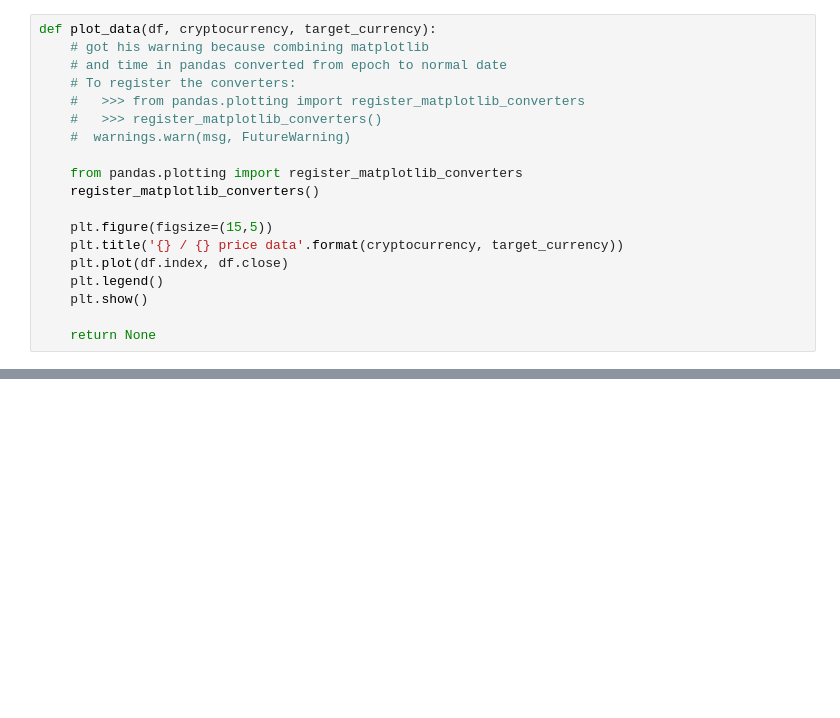
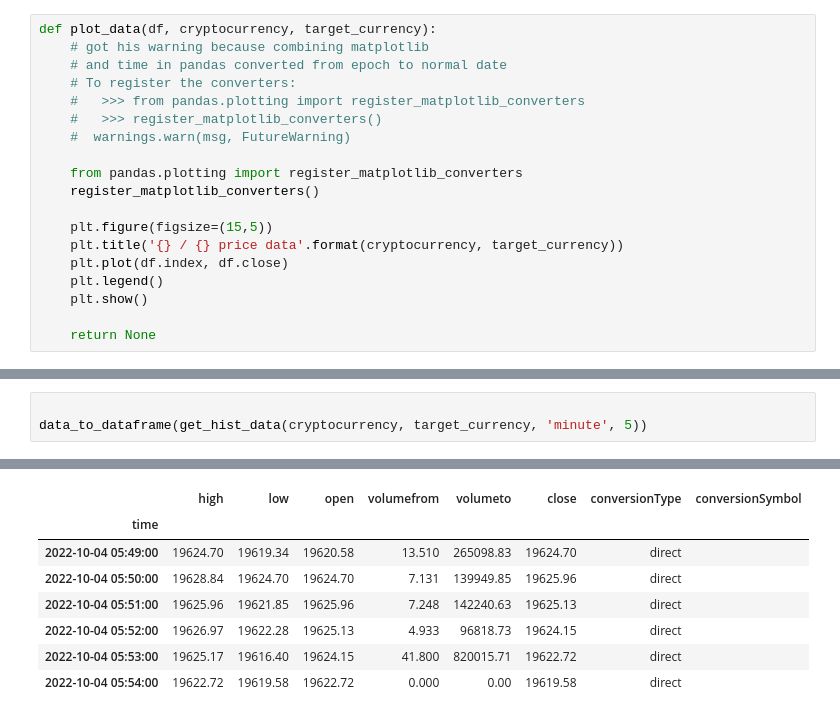
Before and after one commit to George-Koumellis/Bitcoin-buy-or-sell-kaggle, a Jupyter notebook: notebookf2c3c98872.ipynb, the cells around one changed output, grey strips where cells are left out. Saved outputs shown, nothing was run; the diff lists cells and outputs as text; blank space fills up the shorter version.

```diff
--- a/notebookf2c3c98872.ipynb
+++ b/notebookf2c3c98872.ipynb
@@ -98 +103,5 @@ time
 [figure]
+# %%
+
+data_to_dataframe(get_hist_data(cryptocurrency, target_currency, 'minute', 5))
+# %% [output]
@@ -98,0 +118,8 @@ time
+|  | high | low | open | volumefrom | volumeto | close | conversionType | conversionSymbol |
+| time |  |  |  |  |  |  |  |  |
+| 2022-10-04 05:49:00 | 19624.70 | 19619.34 | 19620.58 | 13.510 | 265098.83 | 19624.70 | direct |  |
+| 2022-10-04 05:50:00 | 19628.84 | 19624.70 | 19624.70 | 7.131 | 139949.85 | 19625.96 | direct |  |
+| 2022-10-04 05:51:00 | 19625.96 | 19621.85 | 19625.96 | 7.248 | 142240.63 | 19625.13 | direct |  |
+| 2022-10-04 05:52:00 | 19626.97 | 19622.28 | 19625.13 | 4.933 | 96818.73 | 19624.15 | direct |  |
+| 2022-10-04 05:53:00 | 19625.17 | 19616.40 | 19624.15 | 41.800 | 820015.71 | 19622.72 | direct |  |
+| 2022-10-04 05:54:00 | 19622.72 | 19619.58 | 19622.72 | 0.000 | 0.00 | 19619.58 | direct |  |
```
Also changed, not shown: parts of 5 cells of this notebook.
